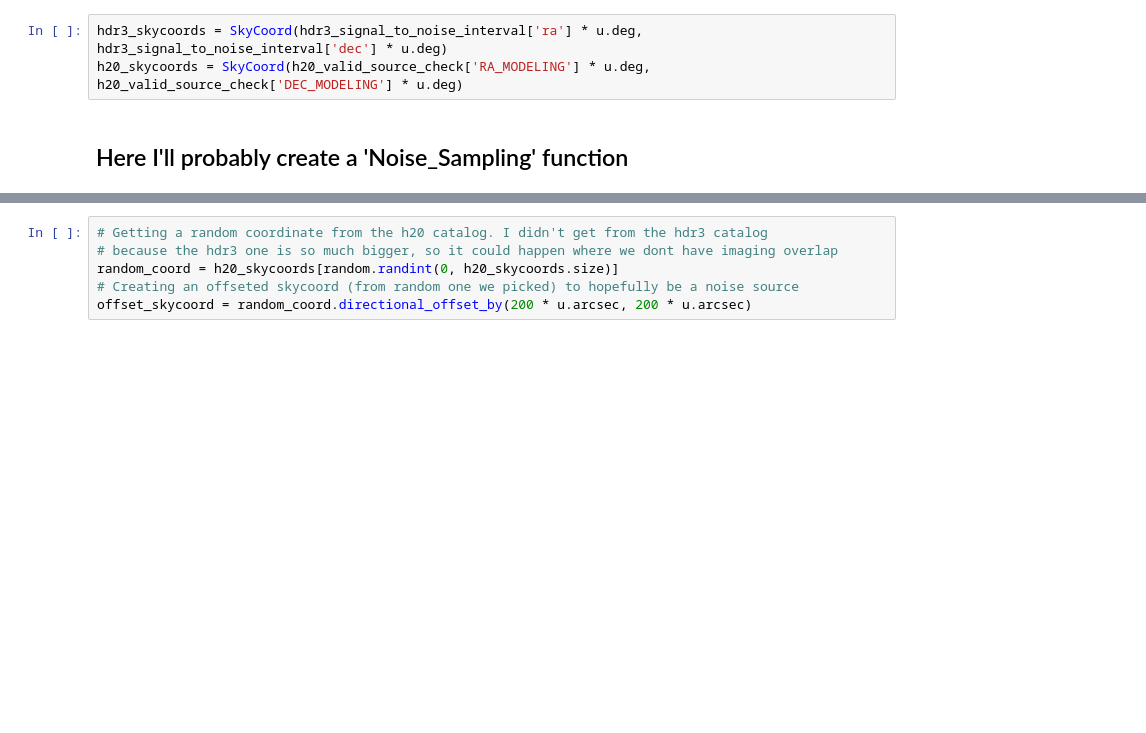
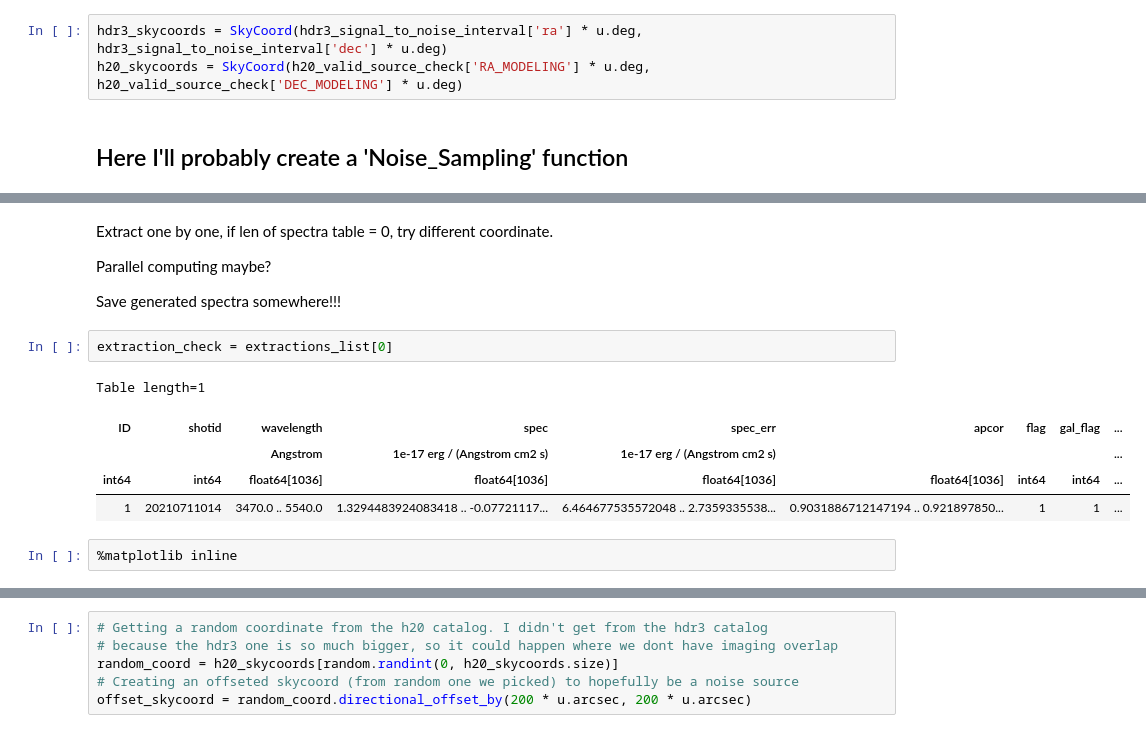
Before and after one commit to nickdavila/LAE-ML-Classification, a Jupyter notebook: Noise_Sampling.ipynb, the cells around one changed output, grey strips where cells are left out. Cells and saved outputs as stored; diff of their text form; blank space fills up the shorter version.

```diff
--- a/Noise_Sampling.ipynb
+++ b/Noise_Sampling.ipynb
@@ -91,0 +191,16 @@ h20_skycoords = SkyCoord(h20_valid_source_check['RA_MODELING'] * u.deg, h20_vali
+# %% [markdown]
+Extract one by one, if len of spectra table = 0, try different coordinate.
+
+Parallel computing maybe?
+
+Save generated spectra somewhere!!!
+# %%
+extraction_check = extractions_list[0]
+# %% [output]
+Table length=1
+| ID | shotid | wavelength | spec | spec_err | apcor | flag | gal_flag | ... |
+|  |  | Angstrom | 1e-17 erg / (Angstrom cm2 s) | 1e-17 erg / (Angstrom cm2 s) |  |  |  | ... |
+| int64 | int64 | float64[1036] | float64[1036] | float64[1036] | float64[1036] | int64 | int64 | ... |
+| 1 | 20210711014 | 3470.0 .. 5540.0 | 1.3294483924083418 .. -0.07721117... | 6.464677535572048 .. 2.7359335538... | 0.9031886712147194 .. 0.921897850... | 1 | 1 | ... |
+# %%
+%matplotlib inline
```
Also changed, not shown: parts of 16 cells of this notebook, 1 other file.
